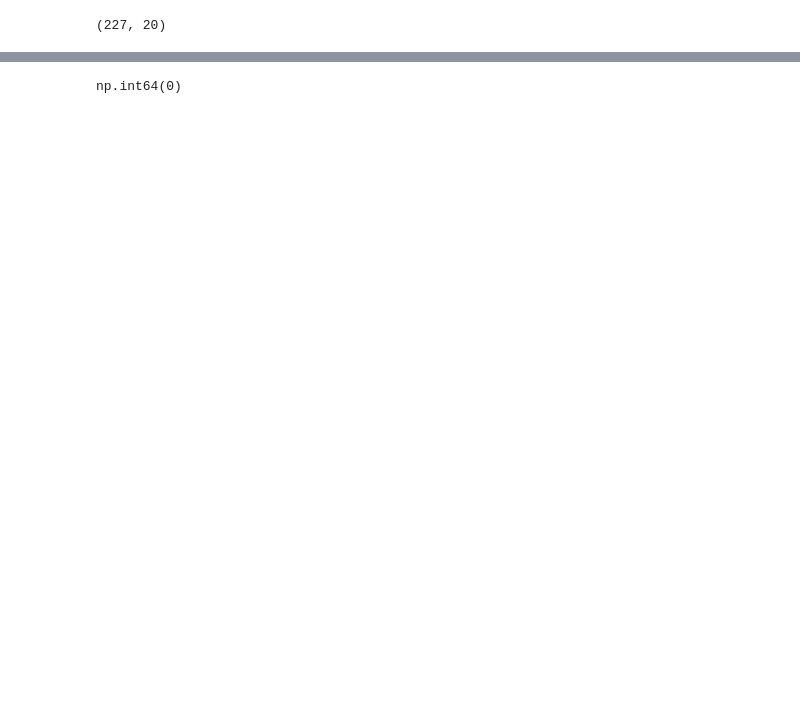
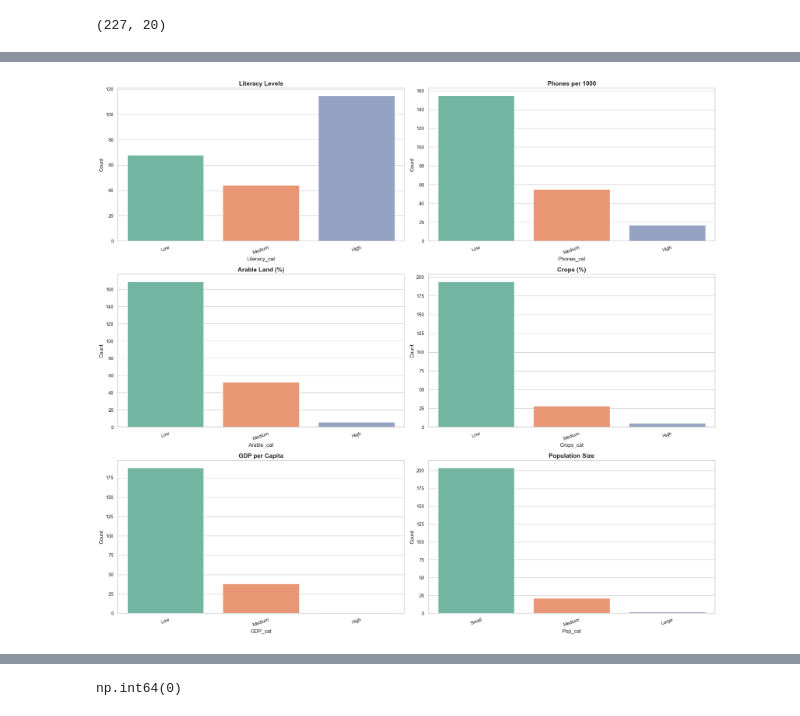
Before and after one commit to ujjwal-hirwani/GDP-per-capita-prediction, a Jupyter notebook: training/GDP_per_capita_prediction_analysis.ipynb, the cells around one changed output, grey strips where cells are left out. Drawn from its saved outputs; the diff is of its cells as text; code cells hidden in the pictures; blank space fills up the shorter version.

```diff
--- a/training/GDP_per_capita_prediction_analysis.ipynb
+++ b/training/GDP_per_capita_prediction_analysis.ipynb
@@ -206,0 +243,26 @@ plt.show()
+# %%
+# Categorizing continuous features for visualization purposes
+
+df['Literacy_cat'] = ['High' if x >= 90 else 'Medium' if x >= 70 else 'Low' for x in df['Literacy (%)']]
+df['Phones_cat'] = ['High' if x >= 600 else 'Medium' if x >= 300 else 'Low' for x in df['Phones (per 1000)']]
+df['Arable_cat'] = ['High' if x >= 50 else 'Medium' if x >= 20 else 'Low' for x in df['Arable (%)']]
+df['Crops_cat'] = ['High' if x >= 30 else 'Medium' if x >= 10 else 'Low' for x in df['Crops (%)']]
+df['GDP_cat'] = ['High' if x >= 50000 else 'Medium' if x >= 20000 else 'Low' for x in df['GDP ($ per capita)']]
+df['Pop_cat'] = ['Large' if x >= 500_000_000 else 'Medium' if x >= 50_000_000 else 'Small' for x in df['Population']]
+# %%
+plt.figure(figsize=(20, 18))
+features = ['Literacy_cat', 'Phones_cat', 'Arable_cat', 'Crops_cat', 'GDP_cat', 'Pop_cat']
+titles = ['Literacy Levels', 'Phones per 1000', 'Arable Land (%)', 'Crops (%)', 'GDP per Capita', 'Population Size']
+
+for i, col in enumerate(features):
+    plt.subplot(3, 2, i + 1)
+    sns.countplot(x=col, hue=col, data=df, palette='Set2', legend=False)
+    plt.title(f'{titles[i]}', fontsize=14, fontweight='bold')
+    plt.xlabel(col)
+    plt.ylabel("Count")
+    plt.xticks(rotation=20)
+
+plt.tight_layout()
+plt.show()
+# %% [output]
+[figure, added]
```
Also changed, not shown: parts of 19 cells of this notebook.
